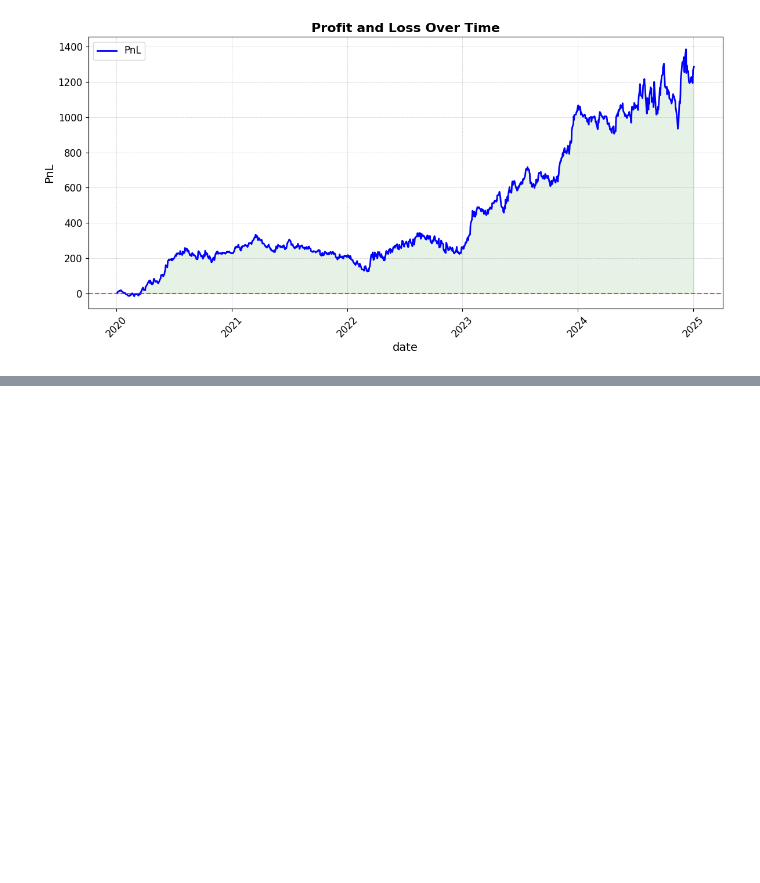
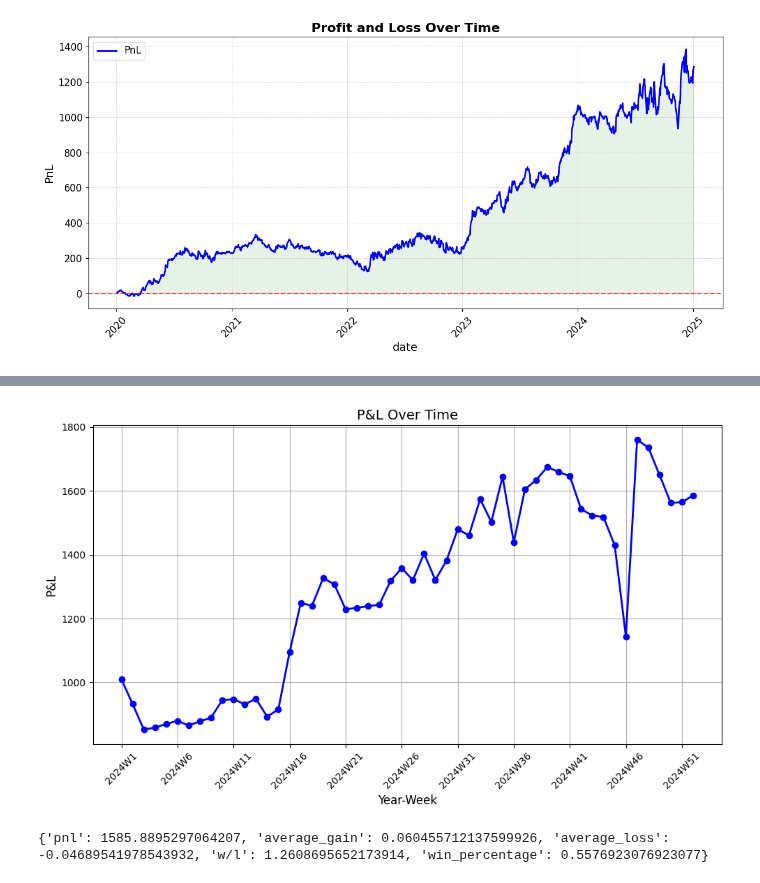
Before and after one commit to chung-ejy/sapling, a Jupyter notebook: swing_trading_backtests.ipynb, the cells around one changed output, grey strips where cells are left out. Cells and saved outputs as stored; diff of their text form; code cells hidden in the pictures; blank space fills up the shorter version.

```diff
--- a/swing_trading_backtests.ipynb
+++ b/swing_trading_backtests.ipynb
@@ -177,4 +179,6 @@ plt.show()
 # %%
 trades = states.groupby(["ticker","buy_price"]).last().reset_index().sort_values("date").reset_index()
 # %%
-trades
+sim["year"] = [x.year for x in sim["date"]]
+sim["week"] = [x.week for x in sim["date"]]
+sim["buy_price"] = sim["adjclose"]
@@ -194,0 +185,3 @@ trades
+# %%
+opportunities = sim.groupby(["year","week","ticker"]).agg({"buy_price":"first","adjclose":"last","ema":"first"}).reset_index()
+opportunities
@@ -194,0 +202,46 @@ trades
+# %%
+trades = opportunities[opportunities["year"]==2024].sort_values("ema",ascending=False).groupby(["year","week"]).first().reset_index()
+# %%
+trades["return"] = trades["adjclose"] / trades["buy_price"]
+trades["pnl"] = 1000 * trades["return"].cumprod()
+trades["year-week"] = trades["year"].astype(str) + "W" + trades["week"].astype(str)
+# %%
+# Determine how many labels to show, e.g., every 5th label
+tick_step = 5
+x_ticks = trades["year-week"][::tick_step]
+
+# Plotting with improved aesthetics
+plt.figure(figsize=(10, 6))
+plt.plot(trades["year-week"], trades["pnl"], color='blue', marker='o', linestyle='-', linewidth=2)
+
+# Add titles and labels
+plt.title('P&L Over Time', fontsize=14)
+plt.xlabel('Year-Week', fontsize=12)
+plt.ylabel('P&L', fontsize=12)
+
+# Set x-ticks and rotate labels for readability
+plt.xticks(x_ticks, rotation=45)
+
+# Add a grid for better visibility
+plt.grid(True)
+
+# Show the plot
+plt.tight_layout()
+plt.show()
+# %% [output]
+[figure, added]
+# %%
+pnl = trades["pnl"].iloc[-1]
+wins = trades[trades["return"]>=1]
+losses = trades[trades["return"]<1]
+average_gain = wins["return"].mean()
+average_loss = losses["return"].mean()
+print({
+    "pnl":pnl,
+    "average_gain":average_gain-1,
+    "average_loss":average_loss-1,
+    "w/l":wins.index.size / losses.index.size,
+    "win_percentage":wins.index.size/(wins.index.size+losses.index.size)
+})
+# %% [output]
+{'pnl': 1585.8895297064207, 'average_gain': 0.060455712137599926, 'average_loss': -0.04689541978543932, 'w/l': 1.2608695652173914, 'win_percentage': 0.5576923076923077}
```
Also changed, not shown: parts of 3 cells of this notebook, 1 other file.
